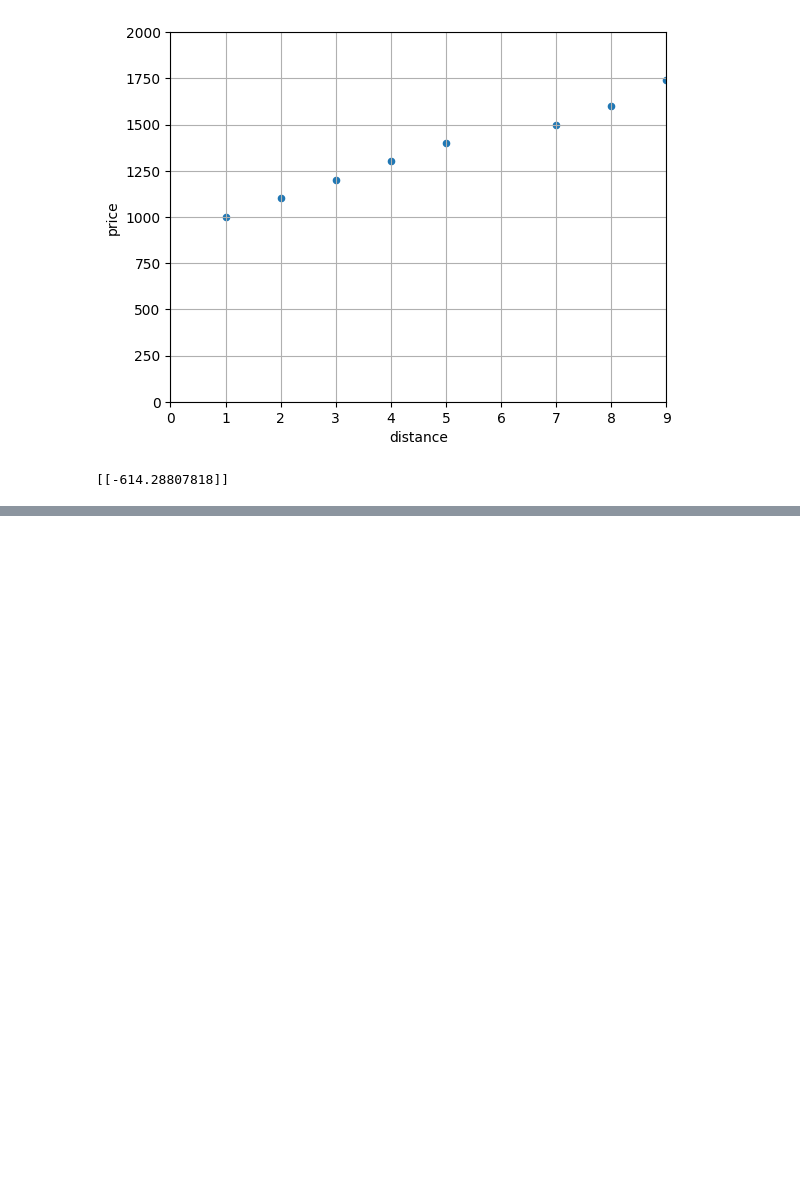
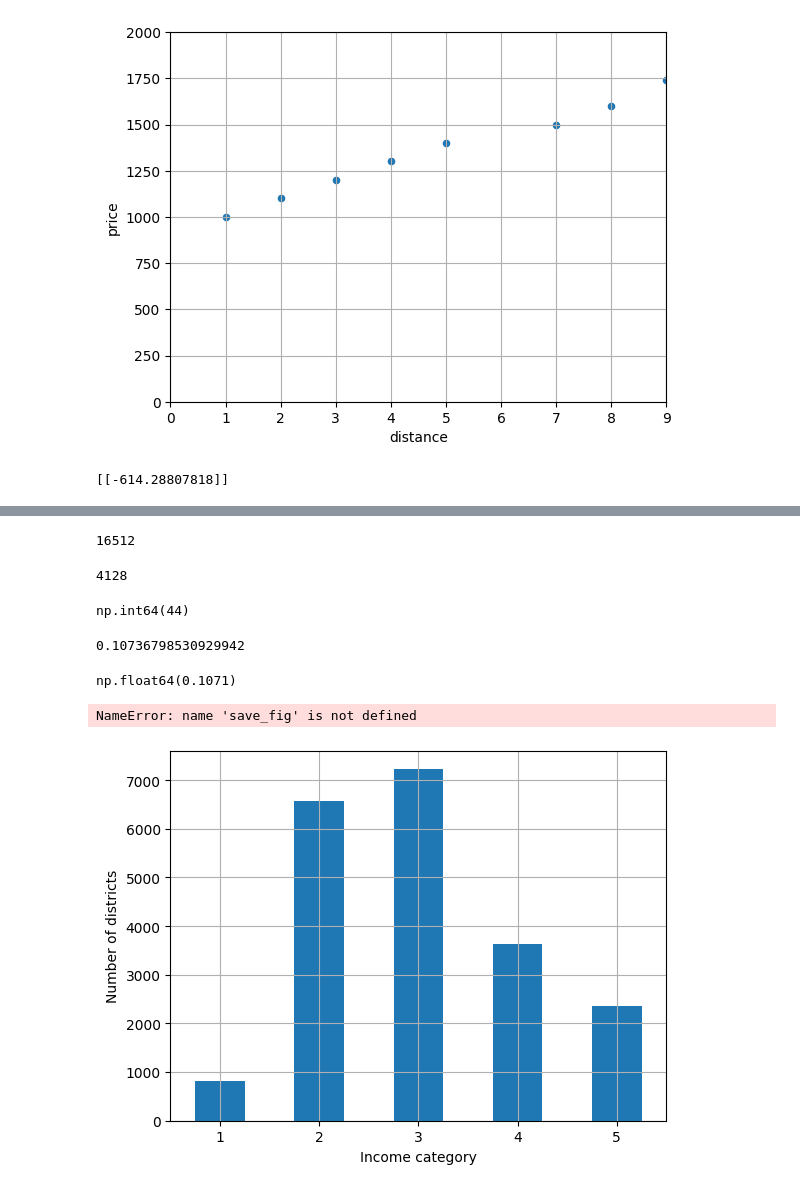
Before and after one commit to heetae0301/2025-1-myclass-BDA, a Jupyter notebook: 기계학습.ipynb, the cells around one changed output, grey strips where cells are left out. Cells and saved outputs as stored; diff of their text form; code cells hidden in the pictures; blank space fills up the shorter version.

```diff
--- a/기계학습.ipynb
+++ b/기계학습.ipynb
@@ -109,0 +191,9 @@ def load_housing_data():
+# %%
+train_set, test_set = shuffle_and_split_data(housing, 0.2)
+len(train_set)
+# %% [output]
+16512
+# %%
+len(test_set)
+# %% [output]
+4128
@@ -109,0 +222,34 @@ def load_housing_data():
+# %%
+test_set["total_bedrooms"].isnull().sum()
+# %% [output]
+np.int64(44)
+# %%
+from scipy.stats import binom
+
+sample_size = 1000
+ratio_female = 0.511
+proba_too_small = binom(sample_size, ratio_female).cdf(485 - 1)
+proba_too_large = 1 - binom(sample_size, ratio_female).cdf(535)
+print(proba_too_small + proba_too_large)
+# %% [output]
+0.10736798530929942
+# %%
+np.random.seed(42)
+
+samples = (np.random.rand(100_000, sample_size) < ratio_female).sum(axis=1)
+((samples < 485) | (samples > 535)).mean()
+# %% [output]
+np.float64(0.1071)
+# %%
+housing["income_cat"] = pd.cut(housing["median_income"],
+                               bins=[0., 1.5, 3.0, 4.5, 6., np.inf],
+                               labels=[1, 2, 3, 4, 5])
+# %%
+housing["income_cat"].value_counts().sort_index().plot.bar(rot=0, grid=True)
+plt.xlabel("Income category")
+plt.ylabel("Number of districts")
+save_fig("housing_income_cat_bar_plot")  # extra code
+plt.show()
+# %% [output]
+NameError: name 'save_fig' is not defined
+[figure, added]
```
Also changed, not shown: parts of 25 cells of this notebook.
